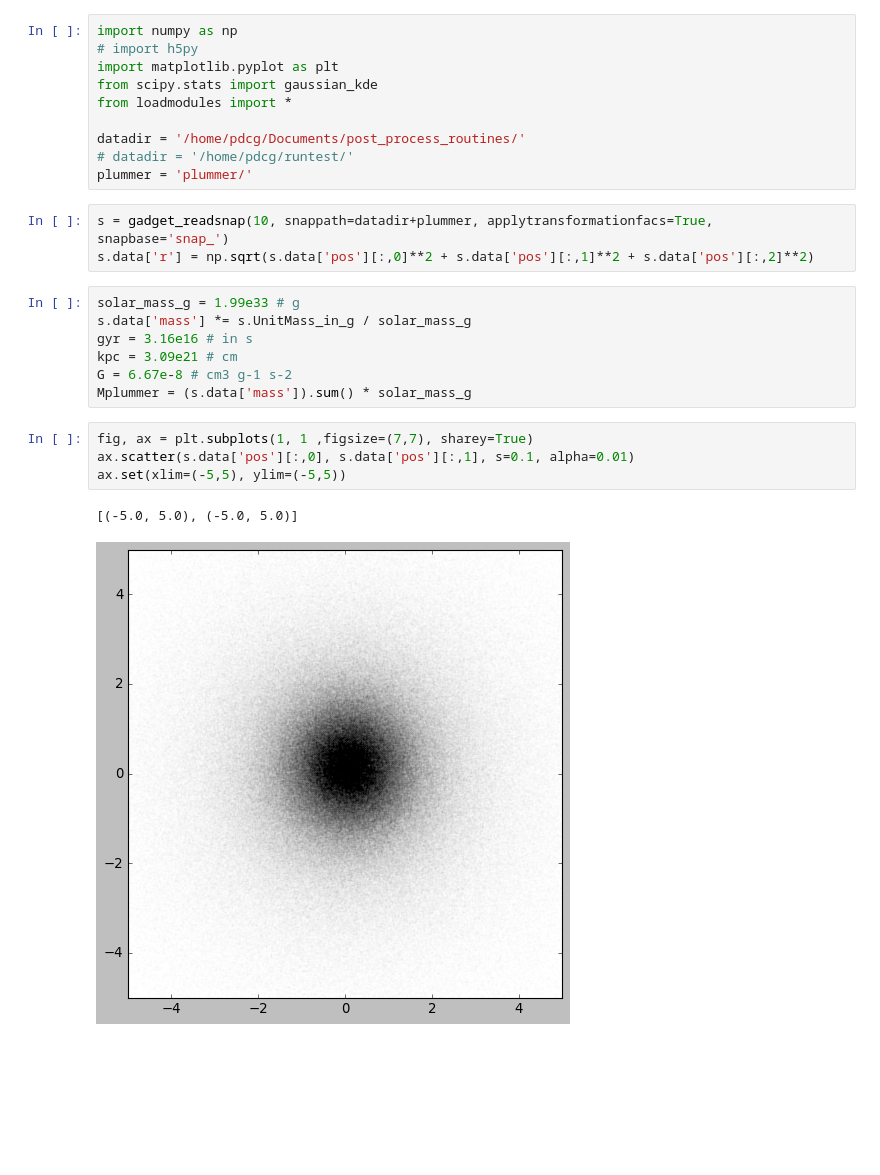
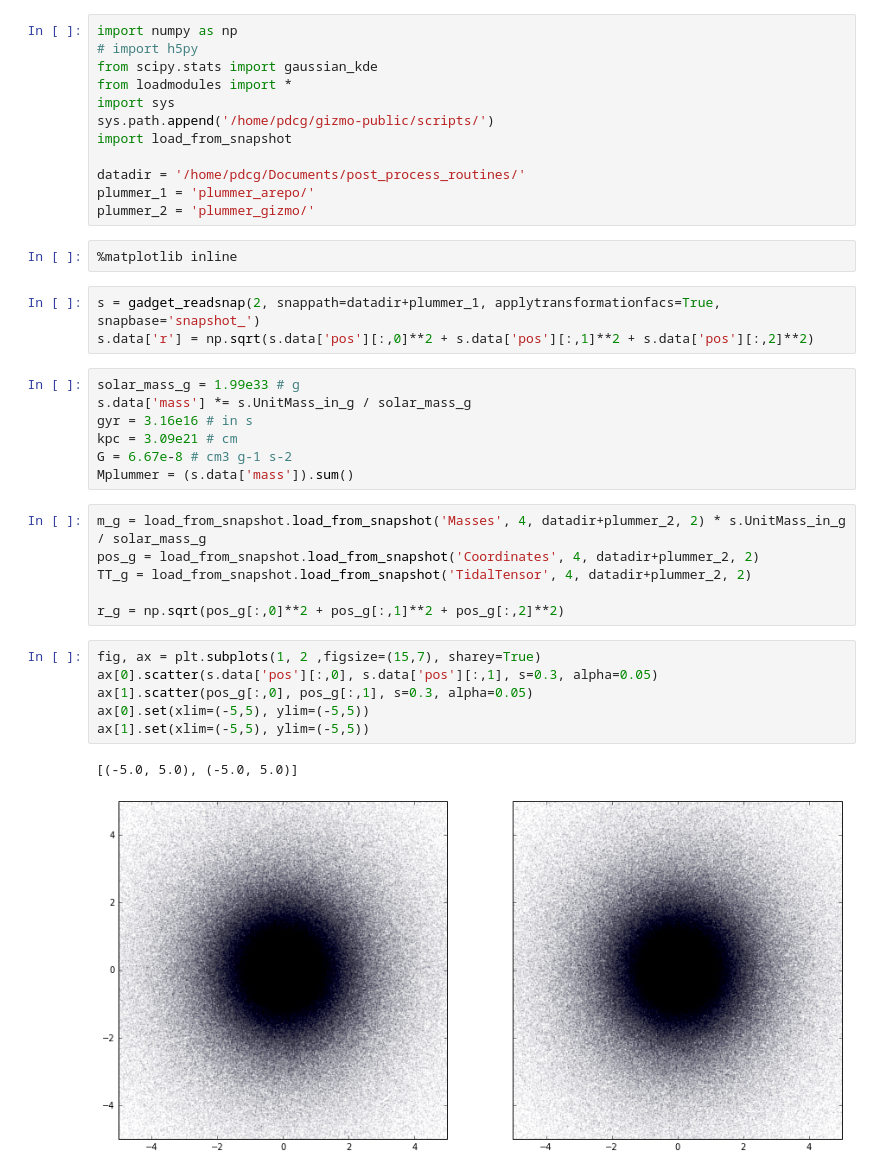
Before and after one commit to pablocoque/post_process_routines, a Jupyter notebook: plummer_test.ipynb, the cells around one changed output. Cells and saved outputs as stored; diff of their text form; blank space fills up the shorter version.

```diff
--- a/plummer_test.ipynb
+++ b/plummer_test.ipynb
@@ -1,15 +1,19 @@
 # %%
 import numpy as np
 # import h5py
-import matplotlib.pyplot as plt
 from scipy.stats import gaussian_kde
 from loadmodules import *
+import sys
+sys.path.append('/home/pdcg/gizmo-public/scripts/')
+import load_from_snapshot
 
 datadir = '/home/pdcg/Documents/post_process_routines/'
-# datadir = '/home/pdcg/runtest/'
-plummer = 'plummer/'
+plummer_1 = 'plummer_arepo/'
+plummer_2 = 'plummer_gizmo/'
+# %%
+%matplotlib inline
 # %%
-s = gadget_readsnap(10, snappath=datadir+plummer, applytransformationfacs=True, snapbase='snap_')
+s = gadget_readsnap(2, snappath=datadir+plummer_1, applytransformationfacs=True, snapbase='snapshot_')
 s.data['r'] = np.sqrt(s.data['pos'][:,0]**2 + s.data['pos'][:,1]**2 + s.data['pos'][:,2]**2)
 # %%
 solar_mass_g = 1.99e33 # g
@@ -17,13 +21,21 @@ s.data['mass'] *= s.UnitMass_in_g / solar_mass_g
 gyr = 3.16e16 # in s
 kpc = 3.09e21 # cm
 G = 6.67e-8 # cm3 g-1 s-2
-Mplummer = (s.data['mass']).sum() * solar_mass_g
+Mplummer = (s.data['mass']).sum()
+# %%
+m_g = load_from_snapshot.load_from_snapshot('Masses', 4, datadir+plummer_2, 2) * s.UnitMass_in_g / solar_mass_g
+pos_g = load_from_snapshot.load_from_snapshot('Coordinates', 4, datadir+plummer_2, 2)
+TT_g = load_from_snapshot.load_from_snapshot('TidalTensor', 4, datadir+plummer_2, 2)
+
+r_g = np.sqrt(pos_g[:,0]**2 + pos_g[:,1]**2 + pos_g[:,2]**2)
 # %%
-fig, ax = plt.subplots(1, 1 ,figsize=(7,7), sharey=True)
-ax.scatter(s.data['pos'][:,0], s.data['pos'][:,1], s=0.1, alpha=0.01)
-ax.set(xlim=(-5,5), ylim=(-5,5))
+fig, ax = plt.subplots(1, 2 ,figsize=(15,7), sharey=True)
+ax[0].scatter(s.data['pos'][:,0], s.data['pos'][:,1], s=0.3, alpha=0.05)
+ax[1].scatter(pos_g[:,0], pos_g[:,1], s=0.3, alpha=0.05)
+ax[0].set(xlim=(-5,5), ylim=(-5,5))
+ax[1].set(xlim=(-5,5), ylim=(-5,5))
 # %% [output]
 [(-5.0, 5.0), (-5.0, 5.0)]
-[figure, old version]
+[figure, new version]
 # %%
 def plummer_dens(r, rc):
```
Also changed, not shown: parts of 18 cells of this notebook, 6 other files.
